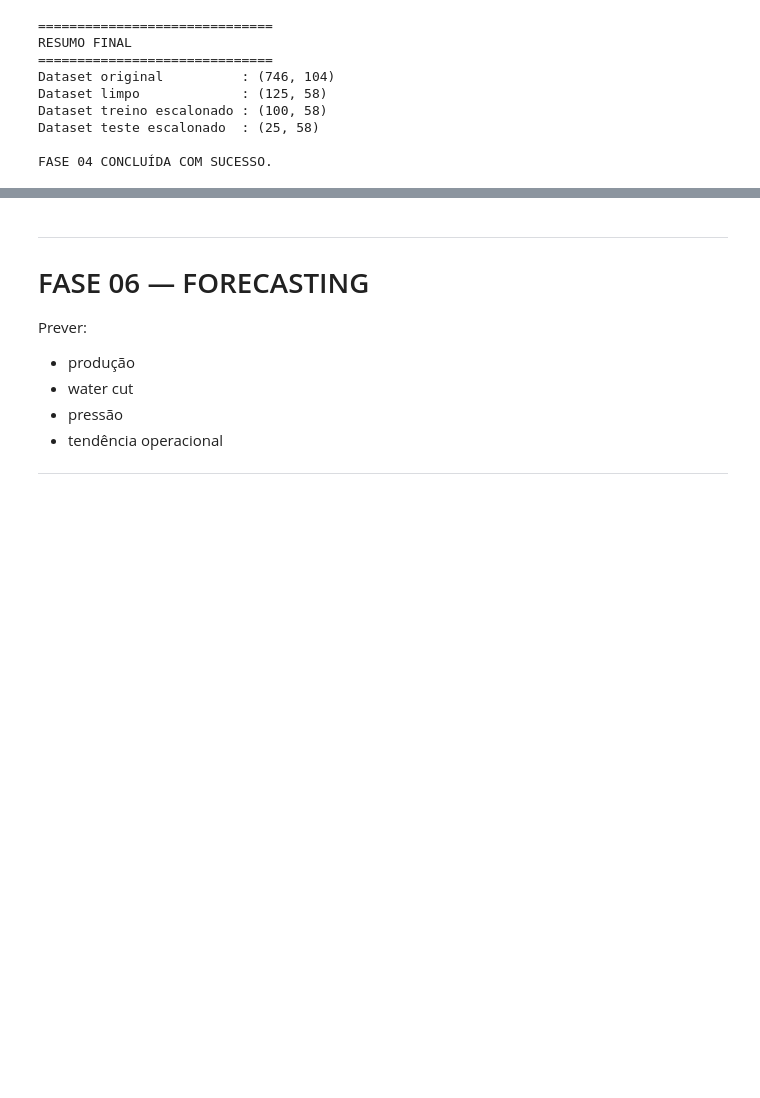
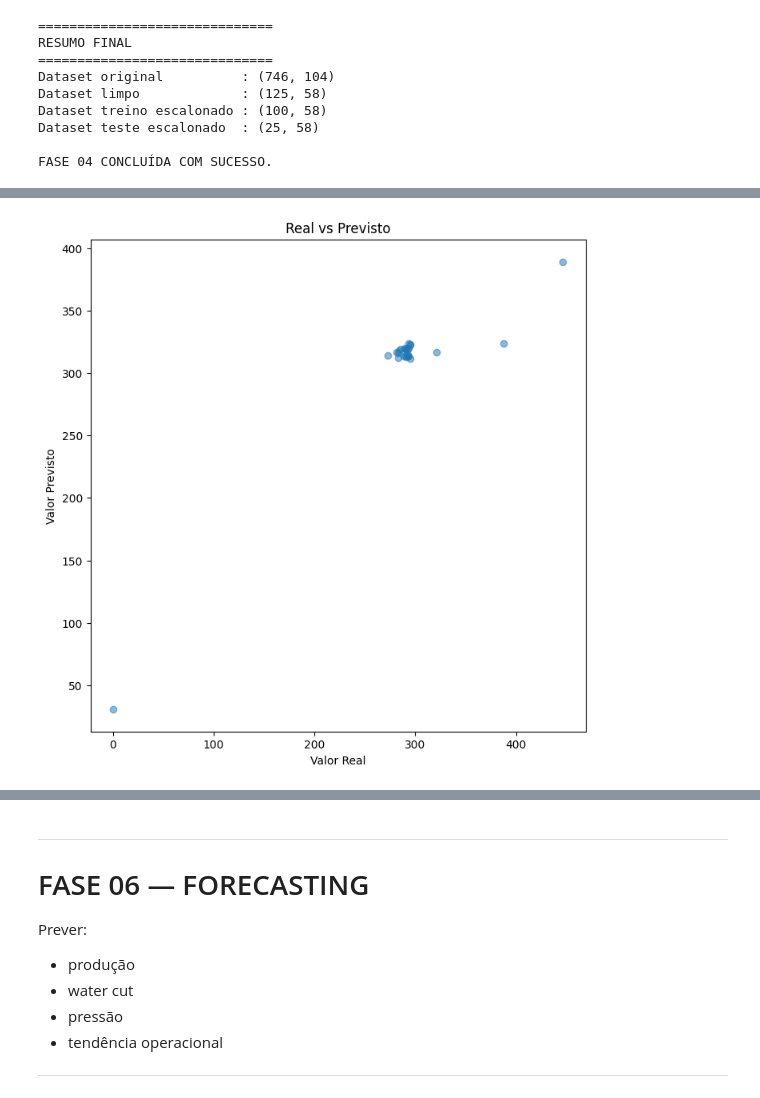
Before and after one commit to marcusvbrangel/production-surveillance, a Jupyter notebook: production_surveillance.ipynb, the cells around one changed output, grey strips where cells are left out. Saved outputs shown, nothing was run; the diff lists cells and outputs as text; code cells hidden in the pictures; blank space fills up the shorter version.

```diff
--- a/production_surveillance.ipynb
+++ b/production_surveillance.ipynb
@@ -2845,0 +3006,19 @@ Detectar:
+# %%
+# ============================================================
+# SPLIT TEMPORAL
+# ============================================================
+
+print("\n==============================")
+print("SPLIT TEMPORAL")
+print("==============================")
+
+train_size = int(len(df) * 0.80)
+
+X_train = X.iloc[:train_size]
+X_test = X.iloc[train_size:]
+
+y_train = y.iloc[:train_size]
+y_test = y.iloc[train_size:]
+
+print(f"Treino X: {X_train.shape}")
+print(f"Teste  X: {X_test.shape}")
@@ -2845,0 +3144,21 @@ Detectar:
+# %%
+# ============================================================
+# SCATTER REAL VS PREVISTO
+# ============================================================
+
+plt.figure(figsize=(8,8))
+
+plt.scatter(
+    y_test,
+    y_pred,
+    alpha=0.5
+)
+
+plt.xlabel("Valor Real")
+plt.ylabel("Valor Previsto")
+
+plt.title("Real vs Previsto")
+
+plt.show()
+# %% [output]
+[figure, added]
```
Also changed, not shown: parts of 24 cells of this notebook.
